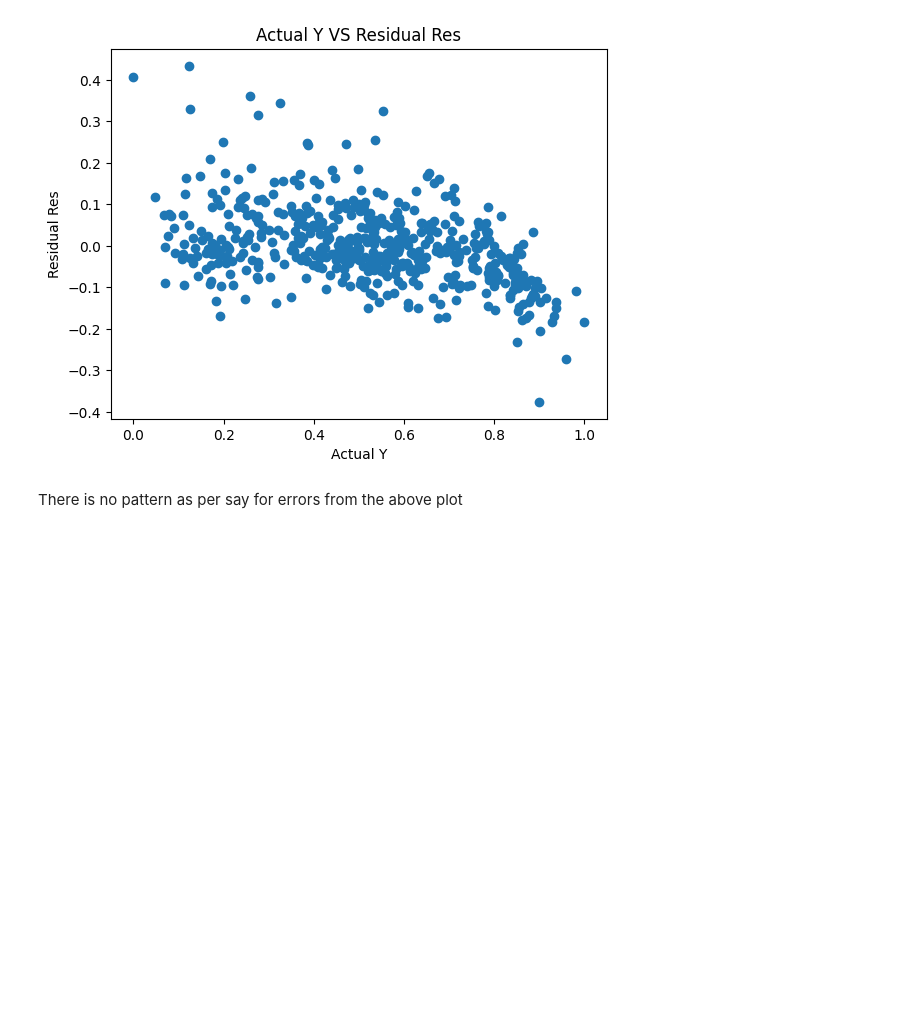
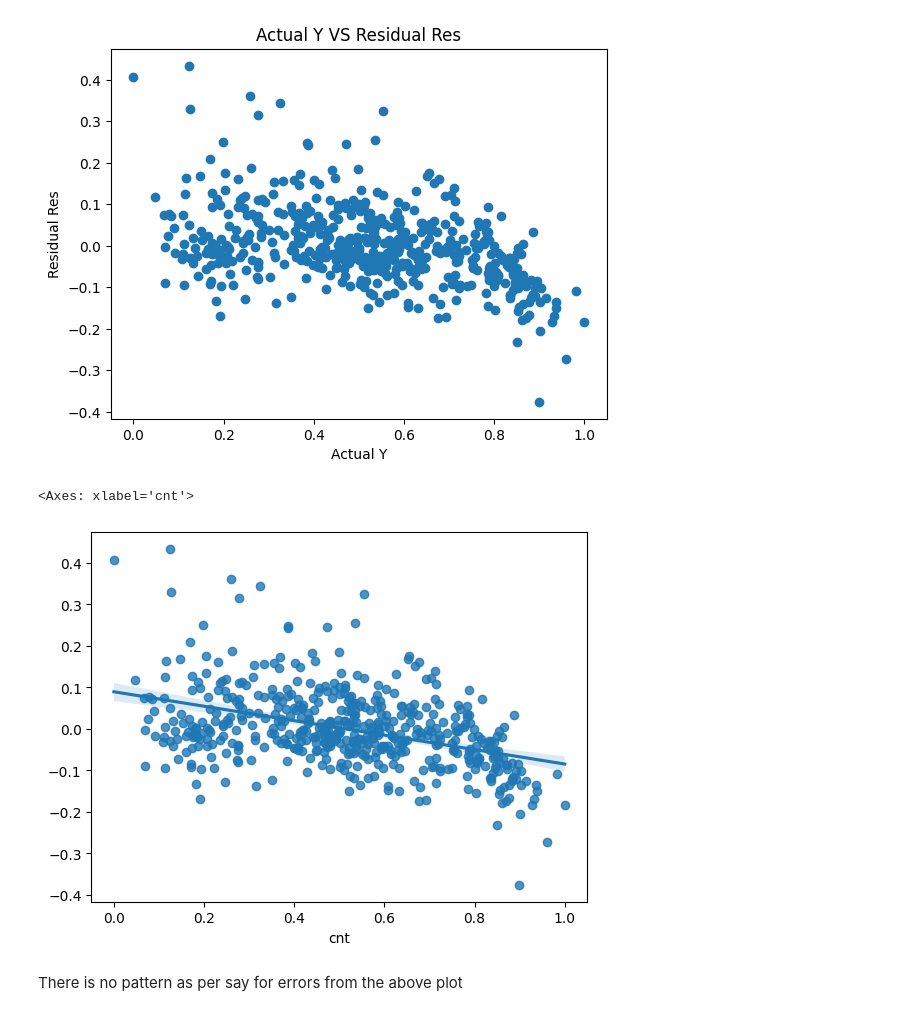
Before and after one commit to Jithendrian/LinearRegressionAssignment, a Jupyter notebook: BikeSharingAssignment_Jithendrian.ipynb, the cells around one changed output. Drawn from its saved outputs; the diff is of its cells as text; code cells hidden in the pictures; blank space fills up the shorter version.

```diff
--- a/BikeSharingAssignment_Jithendrian.ipynb
+++ b/BikeSharingAssignment_Jithendrian.ipynb
@@ -1054,6 +1061,11 @@ plt.ylabel('Residual Res')
 plt.show()
 # %% [output]
 [figure]
+# %%
+sns.regplot(x = y_train, y = res)
+# %% [output]
+<Axes: xlabel='cnt'>
+[figure, added]
 # %% [markdown]
 There is no pattern as per say for errors from the above plot
 # %% [markdown]
```
Also changed, not shown: parts of 9 cells of this notebook.
